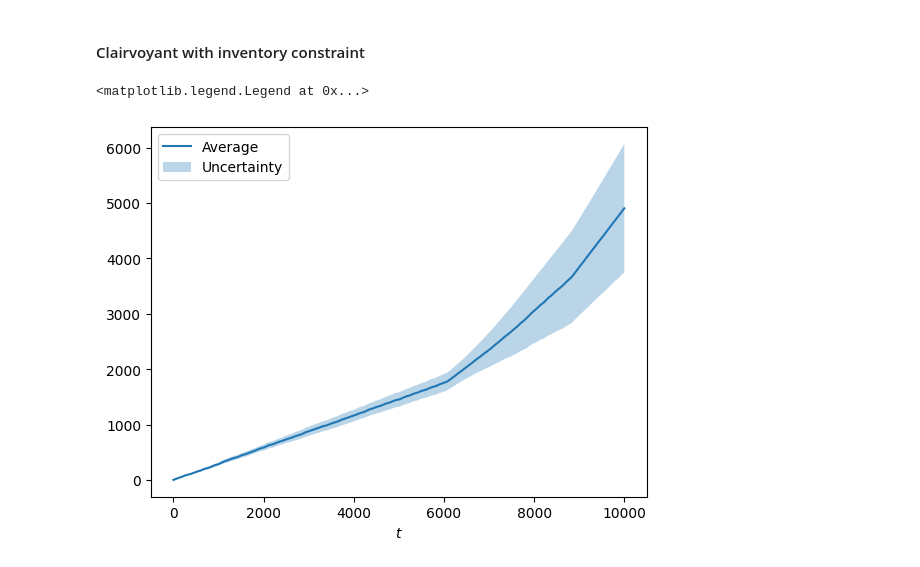
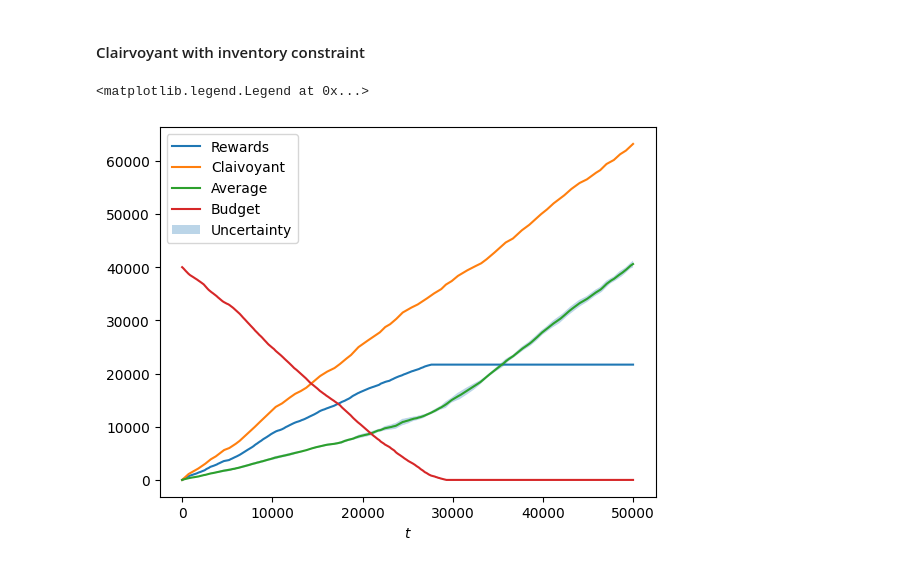
Before and after one commit to FabioFloris02/OLA2025_Floris_Sonzini_Parenti_Singh_Gottschling, a Jupyter notebook: OLA-project.ipynb, the cells around one changed output. Cells and saved outputs as stored; diff of their text form; code cells hidden in the pictures.

Commit message:
Test agent

```diff
--- a/OLA-project.ipynb
+++ b/OLA-project.ipynb
@@ -674,18 +674,18 @@ clairvoyant = MultipleProductInventoryClairvoyant(T, B, N, prices, valuations_di
 
 expected_clairvoyant_utilities = clairvoyant.run()
 
-n_trials = 5
+n_trials = 2
 regret_per_trial = []
 for trial in range(n_trials):
 
   # Define environment and agent
   env = MultipleProductEnvironment(T, N, valuations_distr)
-  combinatorial_ucb_sw = CombinatorialUCB(T, B, P, N, range=max_price)
+  combinatorial_ucb = CombinatorialUCB(T, B, P, N, range=max_price)
 
   agent_rewards = []
   for t in range(T):
     # This returns the price index
-    pi_t = combinatorial_ucb_sw.pull_arm()
+    pi_t = combinatorial_ucb.pull_arm()
 
     # Get the actual price
     p_t = prices[pi_t]
@@ -694,7 +694,7 @@ for trial in range(n_trials):
     r_t = env.round(p_t)
 
     # Update agent state
-    combinatorial_ucb_sw.update(r_t, r_t > 0.)
+    combinatorial_ucb.update(r_t, r_t > 0.)
 
     agent_rewards.append(np.sum(r_t))
 
@@ -747,7 +747,7 @@ class MultipleProductSlightyNonStationaryEnvironment(Environment):
 
   def get_intervals(self):
     # Minimum and maximum lengths of intervals
-    min_len, max_len = 7000, 8000
+    min_len, max_len = 500, 1000
 
     # Define an array of interval lengths among the time horizon
     interval_lengths = []
@@ -1008,8 +1008,8 @@ W = int(2*np.sqrt(T))
 
 # Prices
 max_price = 1.5
-price_step = 0.15
-prices = np.arange(0.5, max_price, price_step)
+price_step = 0.25
+prices = np.arange(0, max_price, price_step)
 P = len(prices)
 
 distributions = [
@@ -1022,7 +1022,7 @@ distributions = [
 # Run clairvoyant
 clairvoyant = MultipleProductSlighlyNonStationaryInventoryClairvoyant(T, B, N, prices)
 
-n_trials = 3
+n_trials = 2
 regret_per_trial = []
 budget_per_trial = []
 for trial in range(n_trials):
@@ -1069,21 +1069,21 @@ budget_per_trial = np.array(budget_per_trial)
 # %%
 average_regret = regret_per_trial.mean(axis=0) # mean
 regret_sd = regret_per_trial.std(axis=0) # standard deviation
 average_budget = budget_per_trial.mean(axis=0)
 
-# plt.plot(np.arange(T), np.cumsum(agent_rewards), label="Rewards")
-# plt.plot(np.arange(T), np.cumsum(expected_clairvoyant_utilities), label="Claivoyant")
-# plt.plot(np.arange(T), average_budget, label="Budget")
+plt.plot(np.arange(T), np.cumsum(agent_rewards), label="Rewards")
+plt.plot(np.arange(T), np.cumsum(expected_clairvoyant_utilities), label="Claivoyant")
 plt.plot(np.arange(T), average_regret, label="Average")
+plt.plot(np.arange(T), average_budget, label="Budget")
 plt.fill_between(
    np.arange(T),
    average_regret-regret_sd/np.sqrt(n_trials),
    average_regret+regret_sd/np.sqrt(n_trials),
    alpha=0.3,
    label="Uncertainty"
 )
 plt.xlabel("$t$")
 plt.legend()
 # %% [output]
 <matplotlib.legend.Legend at 0x...>
-[figure, old version]
+[figure, new version]
```
Also changed, not shown: parts of 6 cells of this notebook.
